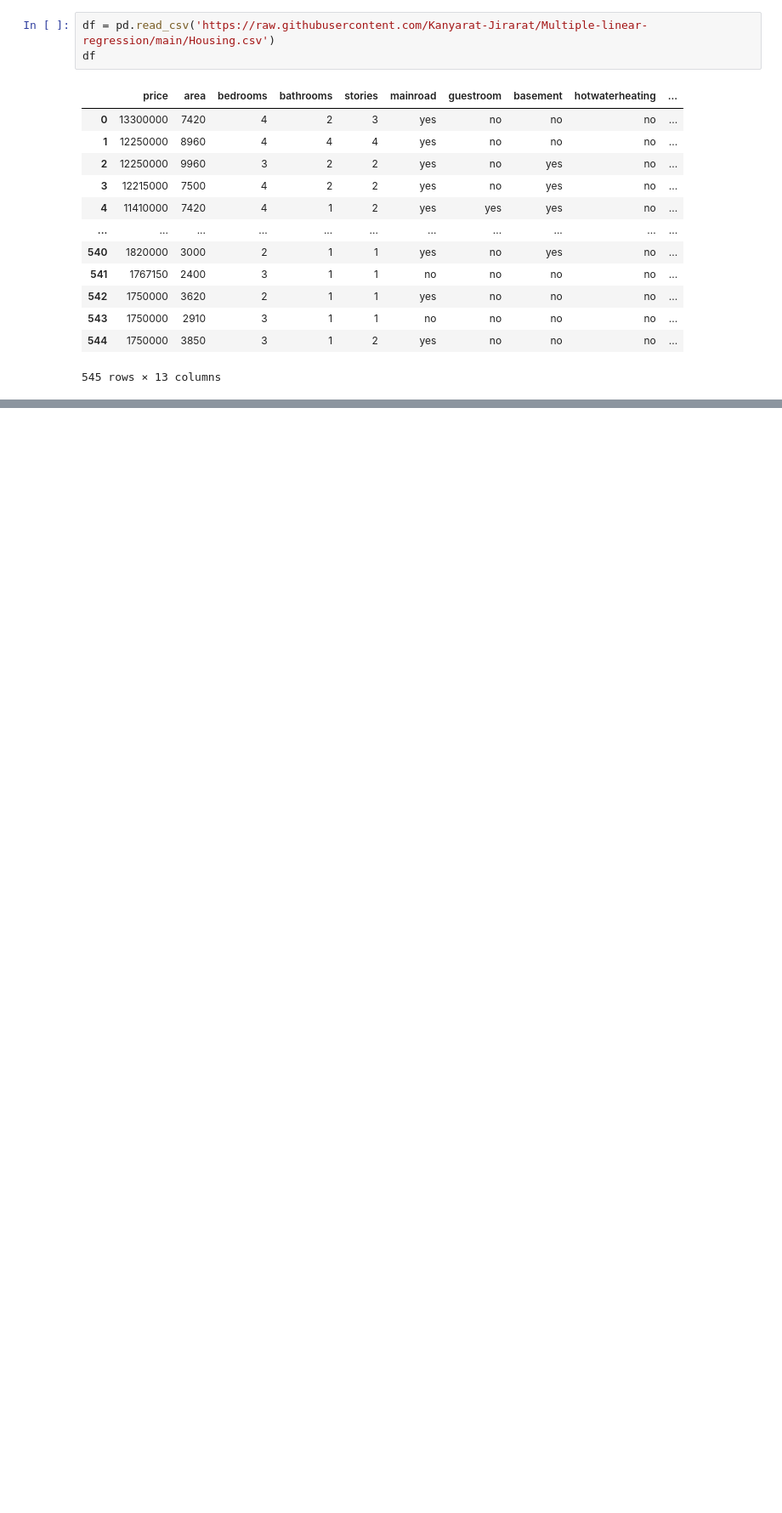
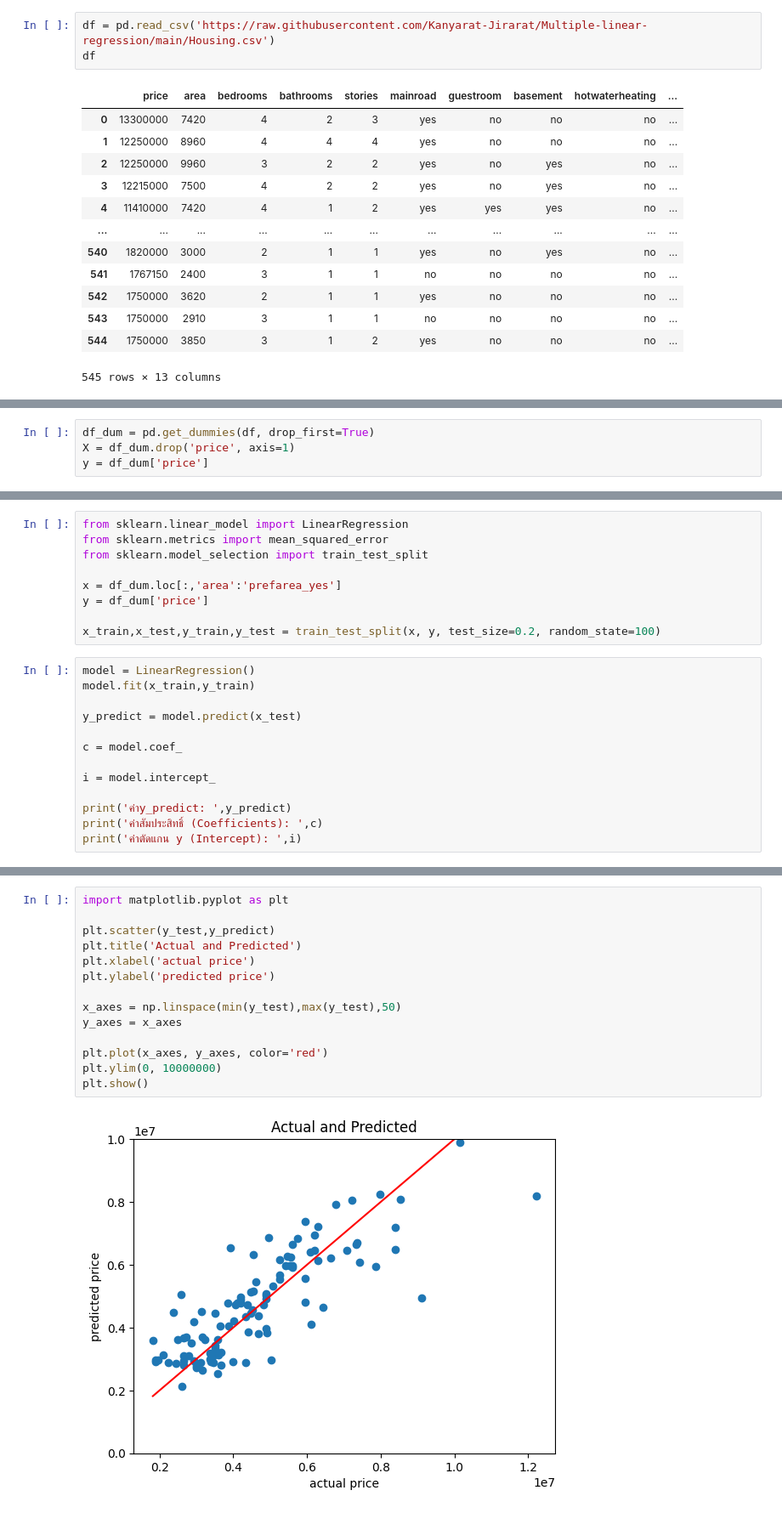
Before and after one commit to Kanyarat-Jirarat/Multiple-linear-regression, a Jupyter notebook: ML_AS01.ipynb, the cells around one changed output, grey strips where cells are left out. Shown at 85% size. Cells and saved outputs as stored; diff of their text form; blank space fills up the shorter version.

```diff
--- a/ML_AS01.ipynb
+++ b/ML_AS01.ipynb
@@ -22,0 +58,4 @@ df
+# %%
+df_dum = pd.get_dummies(df, drop_first=True)
+X = df_dum.drop('price', axis=1)
+y = df_dum['price']
@@ -22,0 +80,22 @@ df
+# %%
+from sklearn.linear_model import LinearRegression
+from sklearn.metrics import mean_squared_error
+from sklearn.model_selection import train_test_split
+
+x = df_dum.loc[:,'area':'prefarea_yes']
+y = df_dum['price']
+
+x_train,x_test,y_train,y_test = train_test_split(x, y, test_size=0.2, random_state=100)
+# %%
+model = LinearRegression()
+model.fit(x_train,y_train)
+
+y_predict = model.predict(x_test)
+
+c = model.coef_
+
+i = model.intercept_
+
+print('ค่าy_predict: ',y_predict)
+print('ค่าสัมประสิทธิ์ (Coefficients): ',c)
+print('ค่าตัดแกน y (Intercept): ',i)
@@ -22,0 +128,16 @@ df
+# %%
+import matplotlib.pyplot as plt
+
+plt.scatter(y_test,y_predict)
+plt.title('Actual and Predicted')
+plt.xlabel('actual price')
+plt.ylabel('predicted price')
+
+x_axes = np.linspace(min(y_test),max(y_test),50)
+y_axes = x_axes
+
+plt.plot(x_axes, y_axes, color='red')
+plt.ylim(0, 10000000)
+plt.show()
+# %% [output]
+[figure, added]
```
Also changed, not shown: parts of 11 cells of this notebook.
